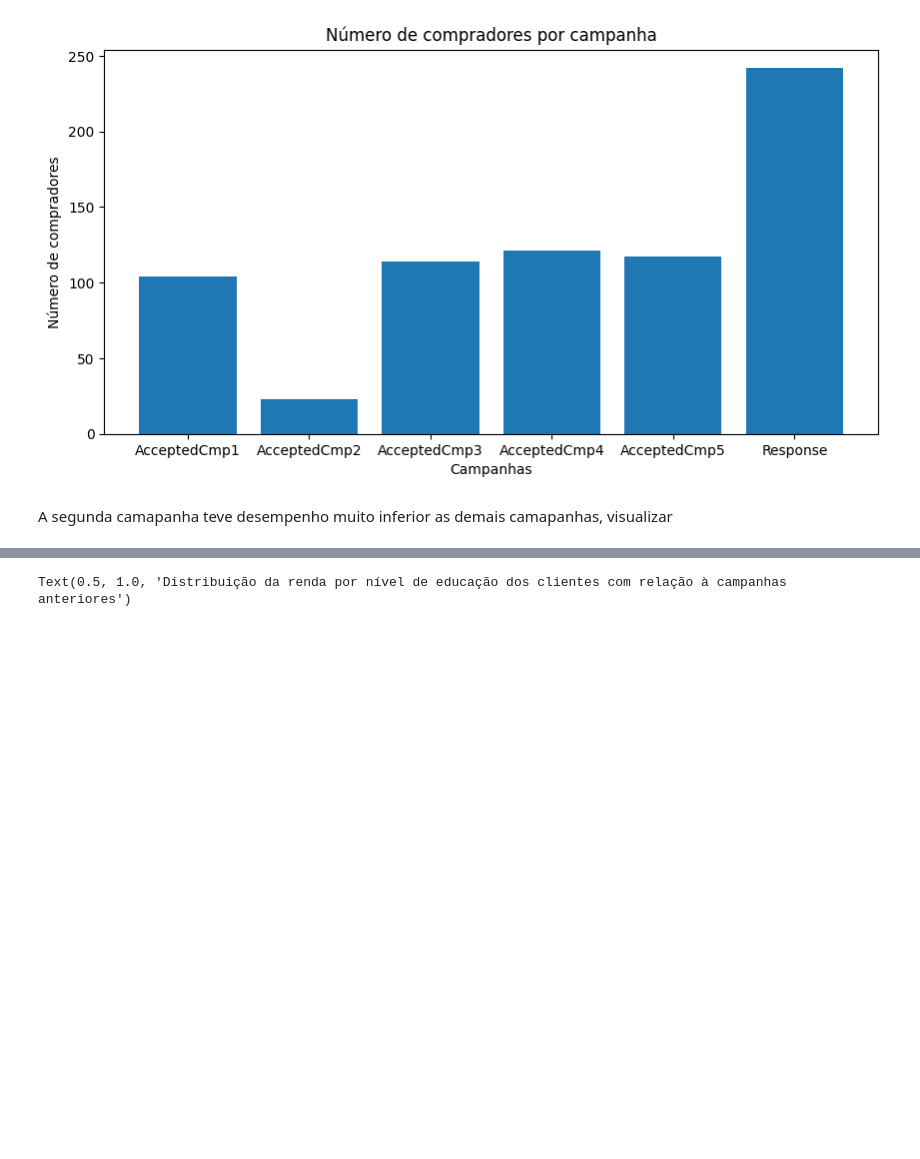
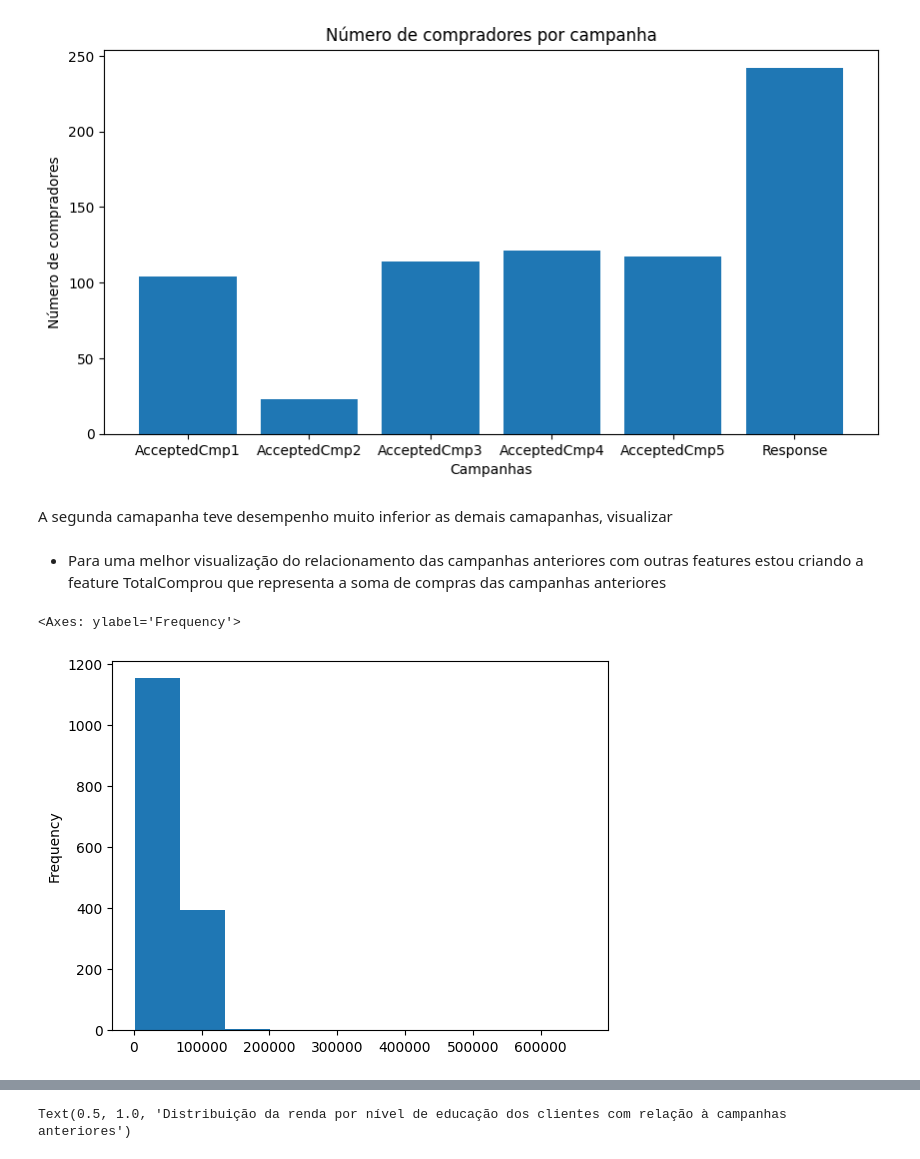
Before and after one commit to DionesGouvea/propensao_compra, a Jupyter notebook: Propensão_Marketing.ipynb, the cells around one changed output, grey strips where cells are left out. Cells and saved outputs as stored; diff of their text form; code cells hidden in the pictures; blank space fills up the shorter version.

```diff
--- a/Propensão_Marketing.ipynb
+++ b/Propensão_Marketing.ipynb
@@ -169,0 +142,8 @@ A segunda camapanha teve desempenho muito inferior as demais camapanhas, visuali
+# %% [markdown]
+- Para uma melhor visualização do relacionamento das campanhas anteriores com outras features estou criando a feature TotalComprou que representa a soma de compras das campanhas anteriores
+# %%
+#verificando a distribuição da feature Income
+df_train.Income.plot(kind = 'hist')
+# %% [output]
+<Axes: ylabel='Frequency'>
+[figure, added]
```
Also changed, not shown: parts of 46 cells of this notebook.
